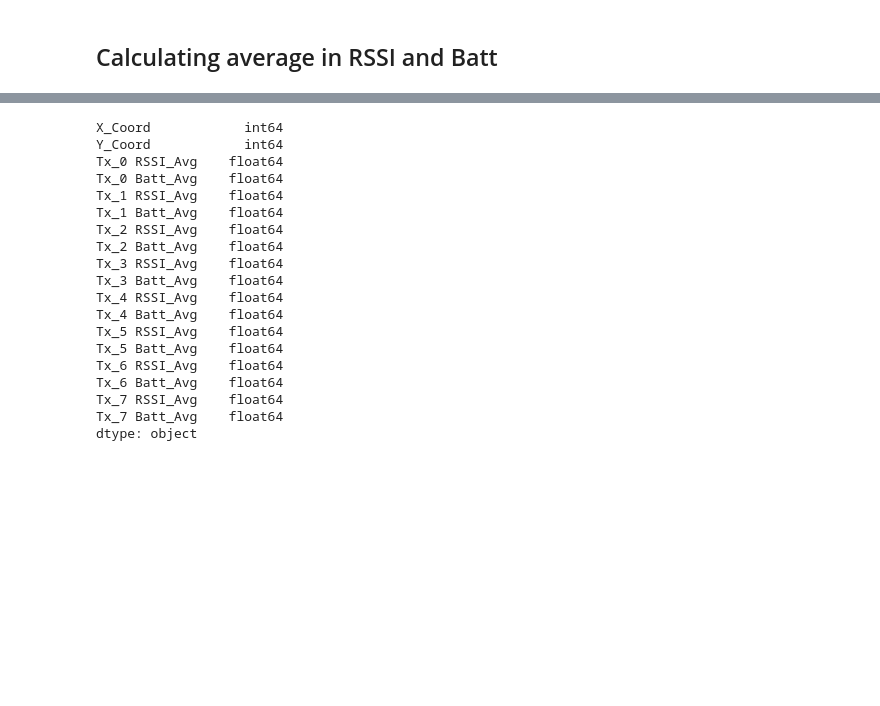
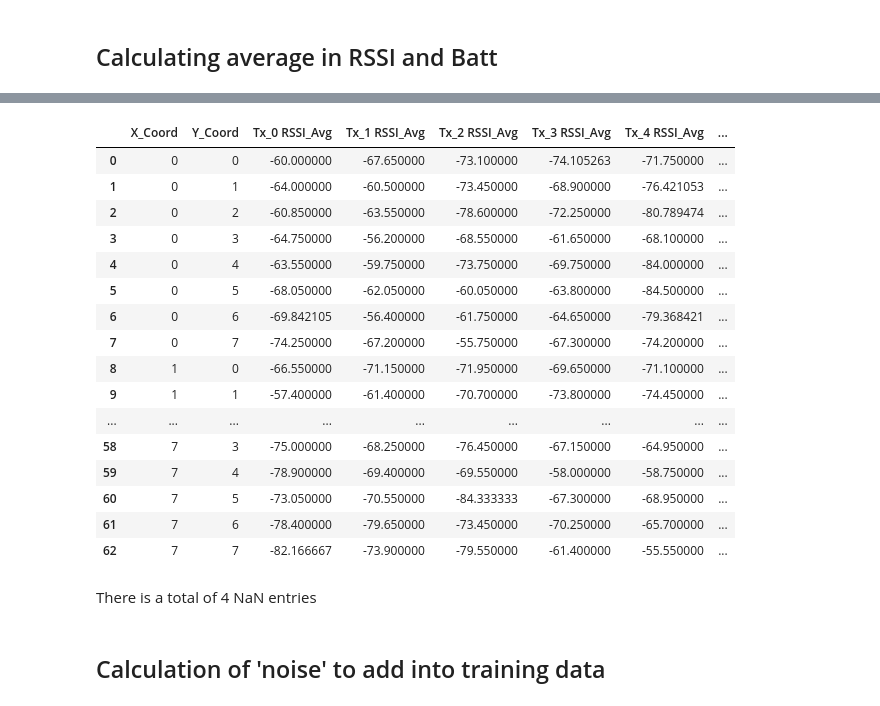
Before and after one commit to RandallCher/FYP, a Jupyter notebook: Data_Augmentation(train data).ipynb, the cells around one changed output, grey strips where cells are left out. Cells and saved outputs as stored; diff of their text form; code cells hidden in the pictures; blank space fills up the shorter version.

```diff
--- a/Data_Augmentation(train data).ipynb
+++ b/Data_Augmentation(train data).ipynb
@@ -313,22 +320,31 @@ data
-# %%
-data.dtypes
-# %% [output]
-X_Coord            int64
-Y_Coord            int64
-Tx_0 RSSI_Avg    float64
-Tx_0 Batt_Avg    float64
-Tx_1 RSSI_Avg    float64
-Tx_1 Batt_Avg    float64
-Tx_2 RSSI_Avg    float64
-Tx_2 Batt_Avg    float64
-Tx_3 RSSI_Avg    float64
-Tx_3 Batt_Avg    float64
-Tx_4 RSSI_Avg    float64
-Tx_4 Batt_Avg    float64
-Tx_5 RSSI_Avg    float64
-Tx_5 Batt_Avg    float64
-Tx_6 RSSI_Avg    float64
-Tx_6 Batt_Avg    float64
-Tx_7 RSSI_Avg    float64
-Tx_7 Batt_Avg    float64
-dtype: object
+# %%
+batt_columns = [col for col in data.columns if 'Batt' in col]
+
+RSSI_columns = data.drop(columns=batt_columns)
+# %%
+pd.set_option('display.max_rows', 100)  # Adjust as needed
+pd.set_option('display.max_columns', 100)  # Adjust as needed
+pd.set_option('display.max_colwidth', None)
+RSSI_columns.head(64)
+# %% [output]
+|  | X_Coord | Y_Coord | Tx_0 RSSI_Avg | Tx_1 RSSI_Avg | Tx_2 RSSI_Avg | Tx_3 RSSI_Avg | Tx_4 RSSI_Avg | ... |
+| 0 | 0 | 0 | -60.000000 | -67.650000 | -73.100000 | -74.105263 | -71.750000 | ... |
+| 1 | 0 | 1 | -64.000000 | -60.500000 | -73.450000 | -68.900000 | -76.421053 | ... |
+| 2 | 0 | 2 | -60.850000 | -63.550000 | -78.600000 | -72.250000 | -80.789474 | ... |
+| 3 | 0 | 3 | -64.750000 | -56.200000 | -68.550000 | -61.650000 | -68.100000 | ... |
+| 4 | 0 | 4 | -63.550000 | -59.750000 | -73.750000 | -69.750000 | -84.000000 | ... |
+| 5 | 0 | 5 | -68.050000 | -62.050000 | -60.050000 | -63.800000 | -84.500000 | ... |
+| 6 | 0 | 6 | -69.842105 | -56.400000 | -61.750000 | -64.650000 | -79.368421 | ... |
+| 7 | 0 | 7 | -74.250000 | -67.200000 | -55.750000 | -67.300000 | -74.200000 | ... |
+| 8 | 1 | 0 | -66.550000 | -71.150000 | -71.950000 | -69.650000 | -71.100000 | ... |
+| 9 | 1 | 1 | -57.400000 | -61.400000 | -70.700000 | -73.800000 | -74.450000 | ... |
+| ... | ... | ... | ... | ... | ... | ... | ... | ... |
+| 58 | 7 | 3 | -75.000000 | -68.250000 | -76.450000 | -67.150000 | -64.950000 | ... |
+| 59 | 7 | 4 | -78.900000 | -69.400000 | -69.550000 | -58.000000 | -58.750000 | ... |
+| 60 | 7 | 5 | -73.050000 | -70.550000 | -84.333333 | -67.300000 | -68.950000 | ... |
+| 61 | 7 | 6 | -78.400000 | -79.650000 | -73.450000 | -70.250000 | -65.700000 | ... |
+| 62 | 7 | 7 | -82.166667 | -73.900000 | -79.550000 | -61.400000 | -55.550000 | ... |
+# %% [markdown]
+There is a total of 4 NaN entries
+# %% [markdown]
+## Calculation of 'noise' to add into training data
```
Also changed, not shown: parts of 10 cells of this notebook, 11 other files.
